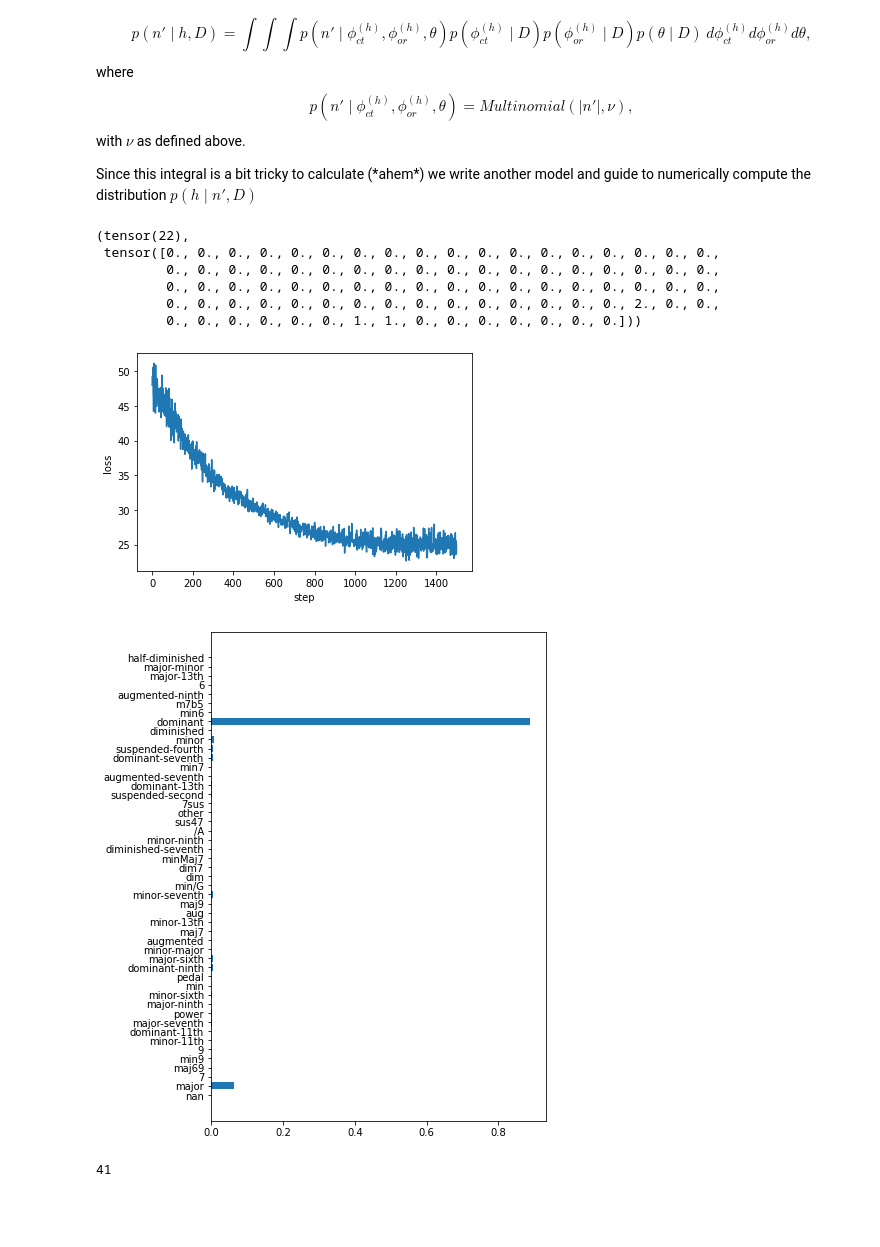
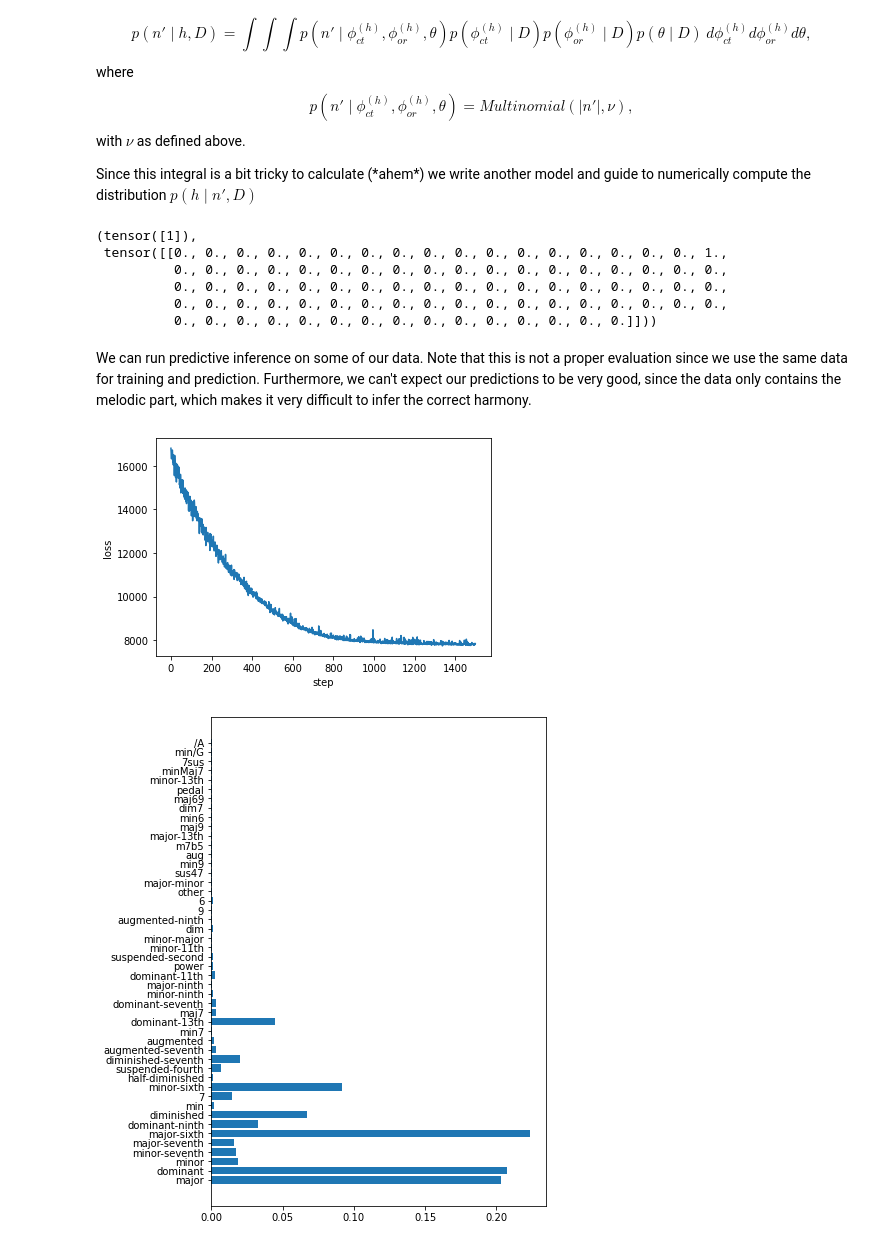
Before and after one commit to DCMLab/probabilistic_harmony_model, a Jupyter notebook: model1.ipynb, the cells around one changed output. Saved outputs shown, nothing was run; the diff lists cells and outputs as text; code cells hidden in the pictures; blank space fills up the shorter version.

Commit message:
full inference pipeline for model 1

```diff
--- a/model1.ipynb
+++ b/model1.ipynb
@@ -401,8 +504,8 @@ def plot_chord(chordtones, ornaments, name):
 #     ax[1].set_title("{} ornaments".format(name))
     plt.show()
 # %%
-post_chordtones = pyro.get_param_store().get_param("params_p_chordtones").detach().numpy()
-post_ornaments = pyro.get_param_store().get_param("params_p_ornaments").detach().numpy()
+post_chordtones = pyro.get_param_store().get_param("params_p_chordtones").detach()
+post_ornaments = pyro.get_param_store().get_param("params_p_ornaments").detach()
 for i, name in enumerate(wiki_harmtypes):
     plot_chord(post_chordtones[i], post_ornaments[i], name)
 # %% [output]
@@ -462,17 +549,17 @@ with $\nu$ as defined above.
 
 Since this integral is a bit tricky to calculate (\*ahem\*) we write another model and guide to numerically compute the distribution $p(h \mid n', D)$
 # %%
-def chord_model_pred(npcs, nharmonies, obs_chord, pobserve=0.5):
+def chord_model_pred(npcs, nharmonies, obs_chords, pobserve=0.5):
     # parameters priors:
     # distribution of the harmonies
-    p_harmony = pyro.sample('p_harmony', Dirichlet(torch.tensor(post_p_harmony)))
+    p_harmony = pyro.sample('p_harmony', Dirichlet(post_p_harmony))
     # distribution of ornament probability
     p_is_chordtone = pyro.sample('p_is_chordtone', Beta(post_p_ict_alpha, post_p_ict_beta))
     # distribution of notes in the harmonies
     with pyro.plate('harmonies', nharmonies) as ind:
         # distribution of notes per note type
-        p_chordtones = pyro.sample('p_chordtones', Dirichlet(torch.tensor(post_chordtones)))
-        p_ornaments  = pyro.sample('p_ornaments', Dirichlet(torch.tensor(post_ornaments)))
+        p_chordtones = pyro.sample('p_chordtones', Dirichlet(post_chordtones))
+        p_ornaments  = pyro.sample('p_ornaments', Dirichlet(post_ornaments))
         #print(p_chordtones.shape)
         # we build a big categorical out of the chordtones and ornaments,
         # including notes of unknown type (marginalizing over the categories)
@@ -482,39 +569,41 @@ def chord_model_pred(npcs, nharmonies, obs_chord, pobserve=0.5):
         p_tones = torch.cat([pobserve * p_ct, pobserve * p_or, (1-pobserve) * p_unobserved], dim=1)
 
     # sample the chord
-    nnotes = obs_chord.sum().int().item()
-    h = pyro.sample('h', Categorical(p_harmony))
-    chord = pyro.sample('chord', Multinomial(nnotes, p_tones[h]))
+    nchords = obs_chords.shape[0]
+    with pyro.plate('chords', nchords):
+        h = pyro.sample('h', Categorical(p_harmony))
+        chord = pyro.sample('chord', Multinomial(1, p_tones[h], validate_args=False), obs=obs_chords)
     return h, chord
-# %%
-chord_model_pred(npcs, nharms, wiki_obs['chord_0'])
-# %% [output]
-(tensor(22),
- tensor([0., 0., 0., 0., 0., 0., 0., 0., 0., 0., 0., 0., 0., 0., 0., 0., 0., 0.,
-         0., 0., 0., 0., 0., 0., 0., 0., 0., 0., 0., 0., 0., 0., 0., 0., 0., 0.,
-         0., 0., 0., 0., 0., 0., 0., 0., 0., 0., 0., 0., 0., 0., 0., 0., 0., 0.,
-         0., 0., 0., 0., 0., 0., 0., 0., 0., 0., 0., 0., 0., 0., 0., 2., 0., 0.,
-         0., 0., 0., 0., 0., 0., 1., 1., 0., 0., 0., 0., 0., 0., 0.]))
+# %%
+chord_model_pred(npcs, nharms, chord_tensor(wiki_chords[0]['notes']).reshape(1,-1))
+# %% [output]
+(tensor([1]),
+ tensor([[0., 0., 0., 0., 0., 0., 0., 0., 0., 0., 0., 0., 0., 0., 0., 0., 0., 1.,
+          0., 0., 0., 0., 0., 0., 0., 0., 0., 0., 0., 0., 0., 0., 0., 0., 0., 0.,
+          0., 0., 0., 0., 0., 0., 0., 0., 0., 0., 0., 0., 0., 0., 0., 0., 0., 0.,
+          0., 0., 0., 0., 0., 0., 0., 0., 0., 0., 0., 0., 0., 0., 0., 0., 0., 0.,
+          0., 0., 0., 0., 0., 0., 0., 0., 0., 0., 0., 0., 0., 0., 0.]]))
 # %%
 @pyro.infer.config_enumerate
-def chord_guide_pred(npcs, nharmonies, obs_chord, pobserve=0.5):
+def chord_guide_pred(npcs, nharmonies, obs_chords, pobserve=0.5):
     # sample according to known posterior
-    pyro.sample('p_harmony', Dirichlet(torch.tensor(post_p_harmony)))
+    pyro.sample('p_harmony', Dirichlet(post_p_harmony))
     pyro.sample('p_is_chordtone', Beta(post_p_ict_alpha, post_p_ict_beta))
     with pyro.plate('harmonies', nharmonies) as ind:
-        pyro.sample('p_chordtones', Dirichlet(torch.tensor(post_chordtones)))
-        pyro.sample('p_ornaments', Dirichlet(torch.tensor(post_ornaments)))
+        pyro.sample('p_chordtones', Dirichlet(post_chordtones))
+        pyro.sample('p_ornaments', Dirichlet(post_ornaments))
 
     # estimate the predictive
-    p_harmony = pyro.param('params_h', torch.ones(nharmonies) / nharmonies, constraint=constraints.simplex)
-    nnotes = obs_chord.sum().int().item()
-    h = pyro.sample('h', Categorical(p_harmony))
+    nchords = obs_chords.shape[0]
+    p_harmony = pyro.param('params_h', torch.ones(nchords,nharmonies) / nharmonies, constraint=constraints.simplex)
+    #nnotes = obs_chord.sum().int()
+    with pyro.plate("chords", nchords):
+        h = pyro.sample('h', Categorical(p_harmony))
 # %%
-def predict(npcs, nharmonies, notes, pobserve=0.5, iterations=100, plot_loss=True):
-    obs_chord = chord_tensor(notes).flatten()
+def predict(npcs, nharmonies, chords, pobserve=0.5, iterations=100, plot_loss=True):
+    obs_chord = torch.cat([chord_tensor(notes).reshape(1,-1) for notes in chords], dim=0)
     pyro.clear_param_store()
-    cond_pred_model = pyro.condition(chord_model_pred, {'chord' :obs_chord})
-    svi = pyro.infer.SVI(model=cond_pred_model,
+    svi = pyro.infer.SVI(model=chord_model_pred,
                          guide=chord_guide_pred,
                          optim=pyro.optim.Adam({"lr": 0.005, "betas": (0.95, 0.999)}),
                          loss=pyro.infer.TraceEnum_ELBO(max_plate_nesting=1))
@@ -531,15 +620,15 @@ def predict(npcs, nharmonies, notes, pobserve=0.5, iterations=100, plot_loss=Tru
         plt.show()
 
     return pyro.get_param_store().get_param('params_h').detach()
+# %% [markdown]
+We can run predictive inference on some of our data.
+Note that this is not a proper evaluation since we use the same data for training and prediction.
+Furthermore, we can't expect our predictions to be very good, since the data only contains the melodic part, which makes it very difficult to infer the correct harmony.
 # %%
-pred = predict(npcs, nharms, wiki_chords[1]['notes'], iterations=1500)
+pred = predict(npcs, nharms, [c['notes'] for c in wiki_chords[0:1000]], iterations=1500)
 # %% [output]
-[figure, old version]
+[figure, new version]
 # %%
-plot_chord_type_dist(pred, wiki_harmtypes)
+plot_chord_type_dist(pred[0], wiki_harmtypes)
 # %% [output]
-[figure, old version]
+[figure, new version]
-# %%
-wiki_chords[1]['label']
-# %% [output]
-41
```
Also changed, not shown: parts of 45 cells of this notebook.
